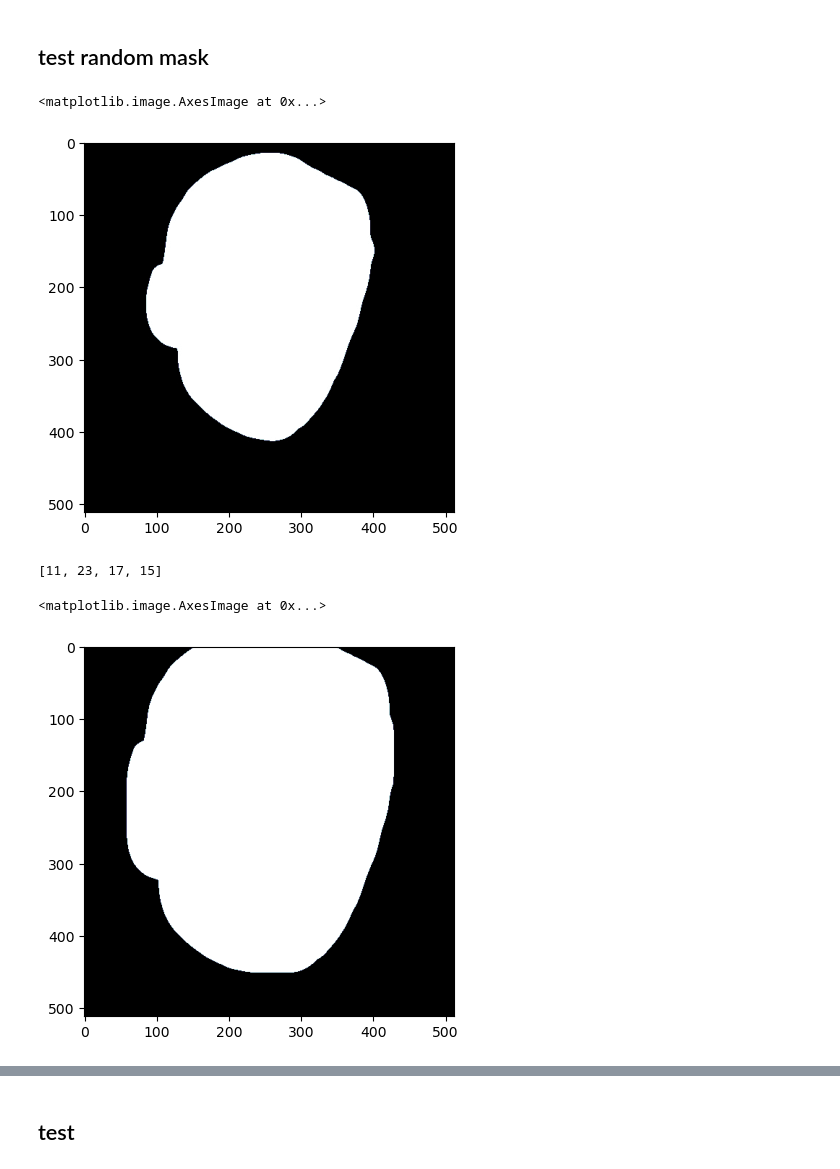
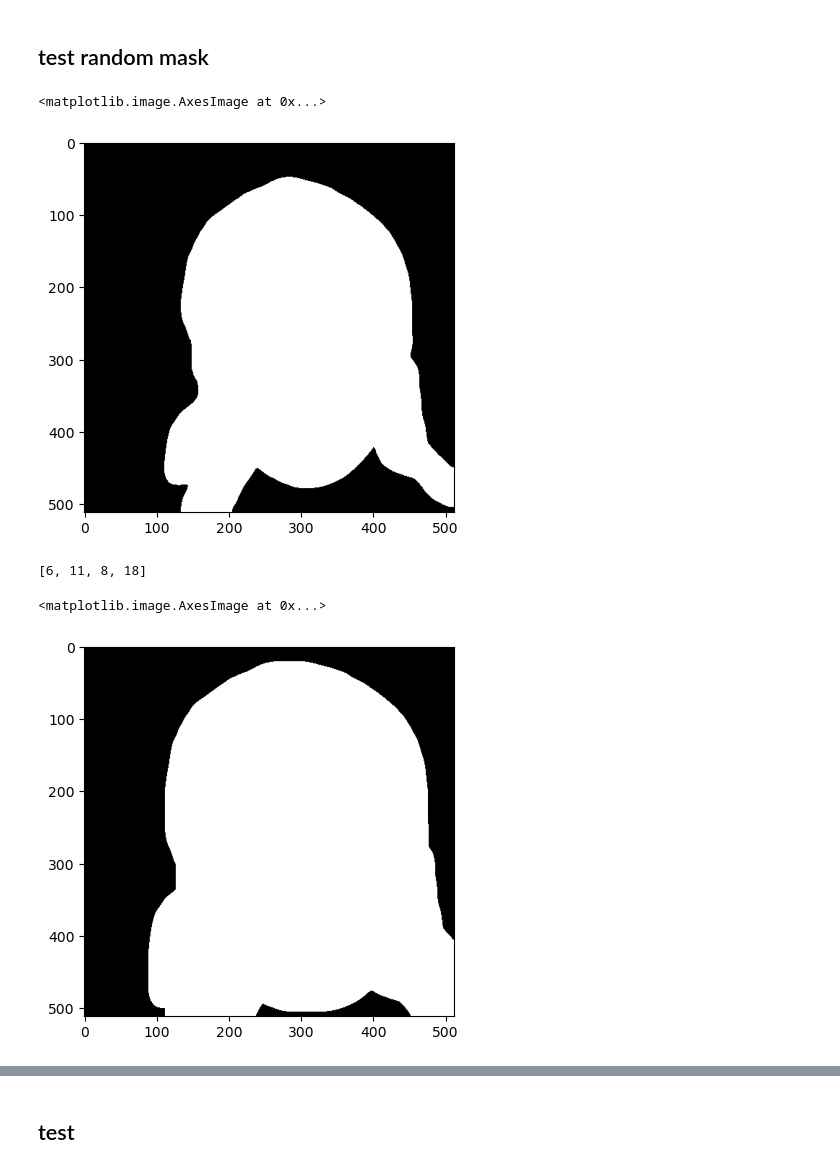
Before and after one commit to over-dosed/HeadSwap_diffusion, a Jupyter notebook: test.ipynb, the cells around one changed output, grey strips where cells are left out. Cells and saved outputs as stored; diff of their text form; code cells hidden in the pictures.

```diff
--- a/test.ipynb
+++ b/test.ipynb
@@ -531,7 +543,9 @@ def smooth_mask(mask_image, ksize=(11, 11), sigmaX= 11, sigmaY= 11):
 # %%
 target_image_path = '/data0/wc_data/VFHQ/test/Clip+D4BdpI6h1As+P1+C0+F809-925/00000021.png'
-# target_mask_path = '/data0/wc_data/VFHQ/test/Clip+D4BdpI6h1As+P1+C0+F809-925/mask_00000021.jpg'
-target_mask_path = '/data0/wc_data/VFHQ/test/Clip+okx7B5ggBvo+P0+C0+F3046-3157/mask_00000053.jpg'
+target_mask_path = '/data0/wc_data/VFHQ/test/Clip+D4BdpI6h1As+P1+C0+F809-925/mask_00000021.jpg'
+
+# target_image_path = '/data0/wc_data/VFHQ/test/Clip+okx7B5ggBvo+P0+C0+F3046-3157/00000053.png'
+# target_mask_path = '/data0/wc_data/VFHQ/test/Clip+okx7B5ggBvo+P0+C0+F3046-3157/mask_00000053.jpg'
 
 target_image = np.asarray(Image.open(target_image_path).convert("RGB"))
 target_mask_image = np.asarray(Image.open(target_mask_path))
@@ -539,17 +553,17 @@ target_mask_image = np.asarray(Image.open(target_mask_path))
 plt.imshow(target_mask_image, cmap= 'bone')
 # %% [output]
 <matplotlib.image.AxesImage at 0x...>
-[figure, old version]
+[figure, new version]
 # %%
 # target_mask_image_big = smooth_mask(target_mask_image,ksize=(55, 55), sigmaX= 33, sigmaY= 33)
 import random
-random_int = random.sample(range(-10, 30), 4)
+random_int = random.sample(range(-15, 20), 4)
 print(random_int)
 # target_mask_image_big = smooth_mask(target_mask_image,ksize=(33, 33), sigmaX= 33, sigmaY= 33)
 # target_mask_image_big = smooth_mask(target_mask_image,ksize=(11, 11), sigmaX= 33, sigmaY= 33)
 target_mask_image_big = smooth_mask(target_mask_image,ksize=(33 + random_int[0]*2, 33 + random_int[1]*2), sigmaX= 33 + random_int[2]*2, sigmaY= 43 + random_int[3]*2)
 plt.imshow(target_mask_image_big, cmap= 'bone')
 # %% [output]
-[11, 23, 17, 15]
+[6, 11, 8, 18]
 <matplotlib.image.AxesImage at 0x...>
-[figure, old version]
+[figure, new version]
```
Also changed, not shown: parts of 12 cells of this notebook, 6 other files.
